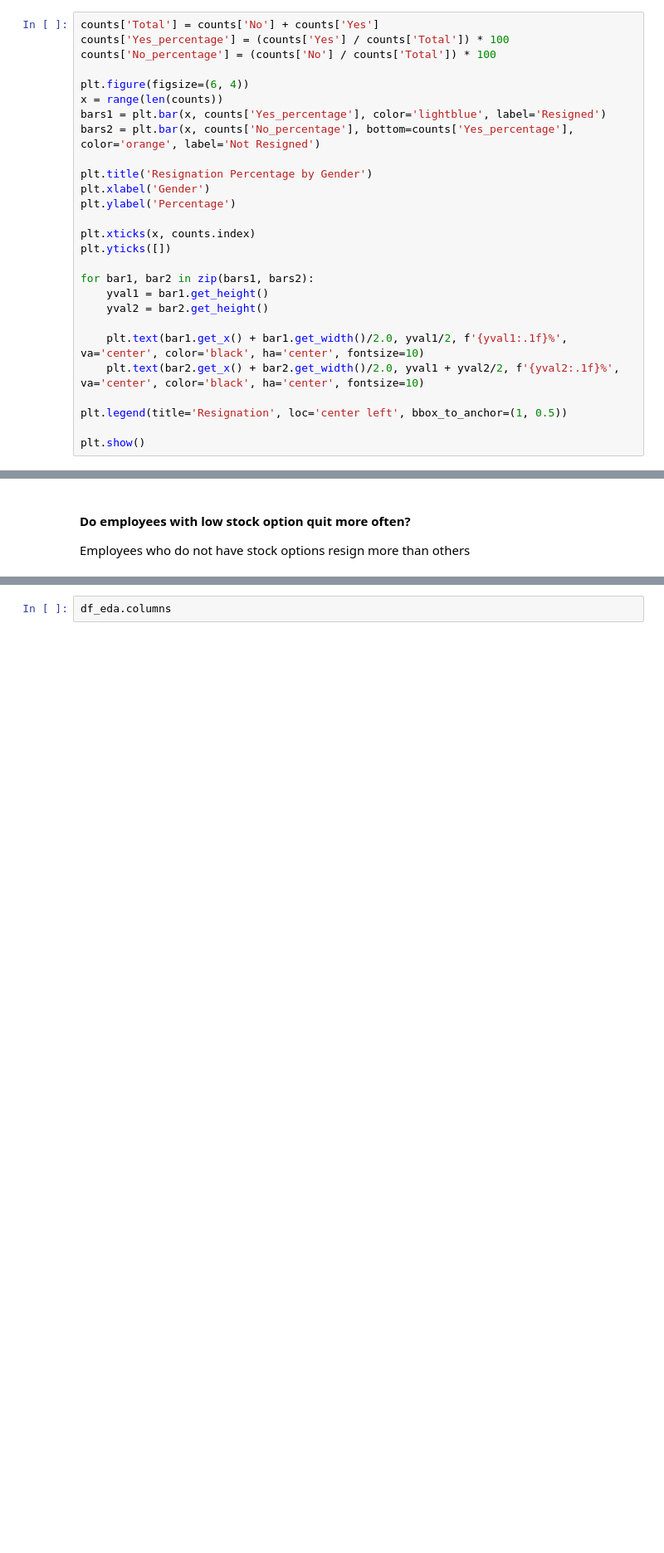
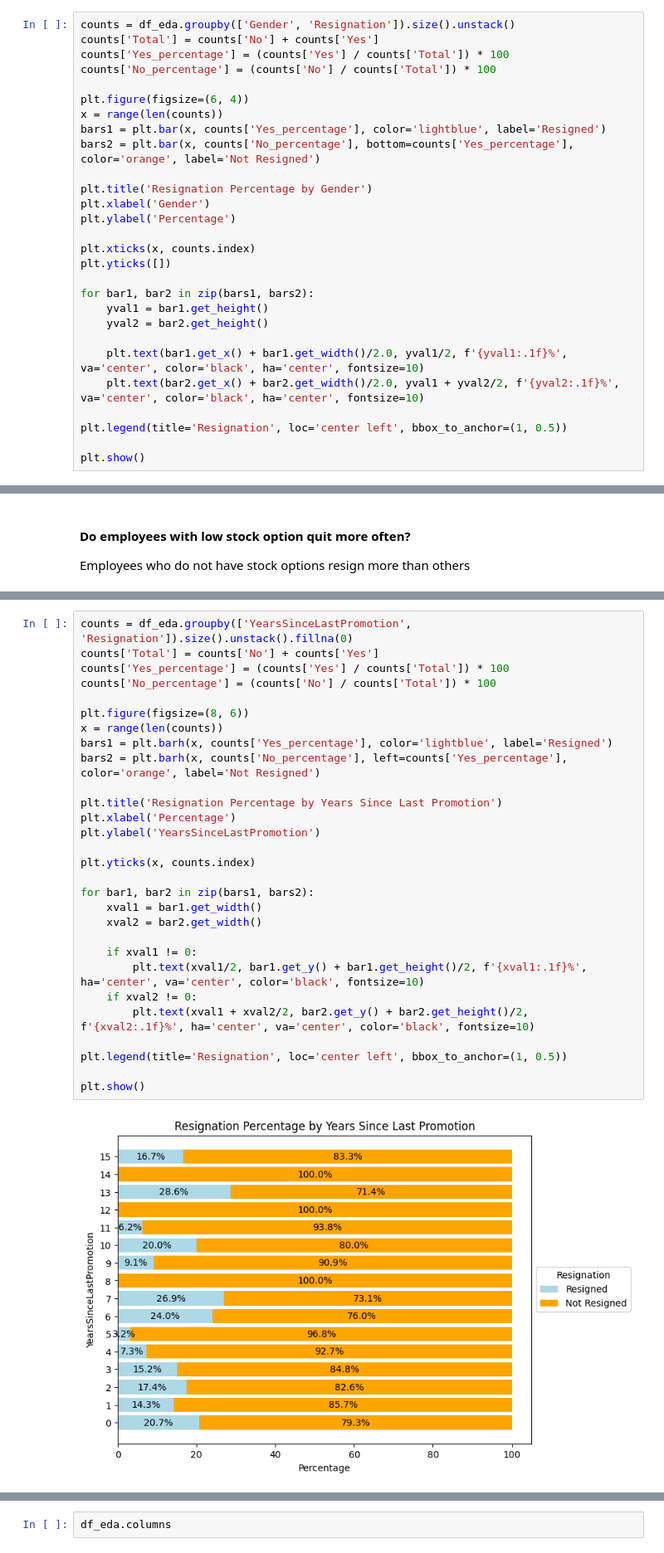
Before and after one commit to YuriCatramby/ds-clf-hr-resignation, a Jupyter notebook: ds-clf-hr-resignation.ipynb, the cells around one changed output, grey strips where cells are left out. Shown at 83% size. Drawn from its saved outputs; the diff is of its cells as text; blank space fills up the shorter version.

```diff
--- a/ds-clf-hr-resignation.ipynb
+++ b/ds-clf-hr-resignation.ipynb
@@ -322,6 +322,7 @@ plt.show()
 # %% [output]
 [figure]
 # %%
+counts = df_eda.groupby(['Gender', 'Resignation']).size().unstack()
 counts['Total'] = counts['No'] + counts['Yes']
 counts['Yes_percentage'] = (counts['Yes'] / counts['Total']) * 100
 counts['No_percentage'] = (counts['No'] / counts['Total']) * 100
@@ -576,0 +598,31 @@ plt.show()
+# %%
+counts = df_eda.groupby(['YearsSinceLastPromotion', 'Resignation']).size().unstack().fillna(0)
+counts['Total'] = counts['No'] + counts['Yes']
+counts['Yes_percentage'] = (counts['Yes'] / counts['Total']) * 100
+counts['No_percentage'] = (counts['No'] / counts['Total']) * 100
+
+plt.figure(figsize=(8, 6))
+x = range(len(counts))
+bars1 = plt.barh(x, counts['Yes_percentage'], color='lightblue', label='Resigned')
+bars2 = plt.barh(x, counts['No_percentage'], left=counts['Yes_percentage'], color='orange', label='Not Resigned')
+
+plt.title('Resignation Percentage by Years Since Last Promotion')
+plt.xlabel('Percentage')
+plt.ylabel('YearsSinceLastPromotion')
+
+plt.yticks(x, counts.index)
+
+for bar1, bar2 in zip(bars1, bars2):
+    xval1 = bar1.get_width()
+    xval2 = bar2.get_width()
+
+    if xval1 != 0:
+        plt.text(xval1/2, bar1.get_y() + bar1.get_height()/2, f'{xval1:.1f}%', ha='center', va='center', color='black', fontsize=10)
+    if xval2 != 0:
+        plt.text(xval1 + xval2/2, bar2.get_y() + bar2.get_height()/2, f'{xval2:.1f}%', ha='center', va='center', color='black', fontsize=10)
+
+plt.legend(title='Resignation', loc='center left', bbox_to_anchor=(1, 0.5))
+
+plt.show()
+# %% [output]
+[figure, added]
```
Also changed, not shown: parts of 9 cells of this notebook.
